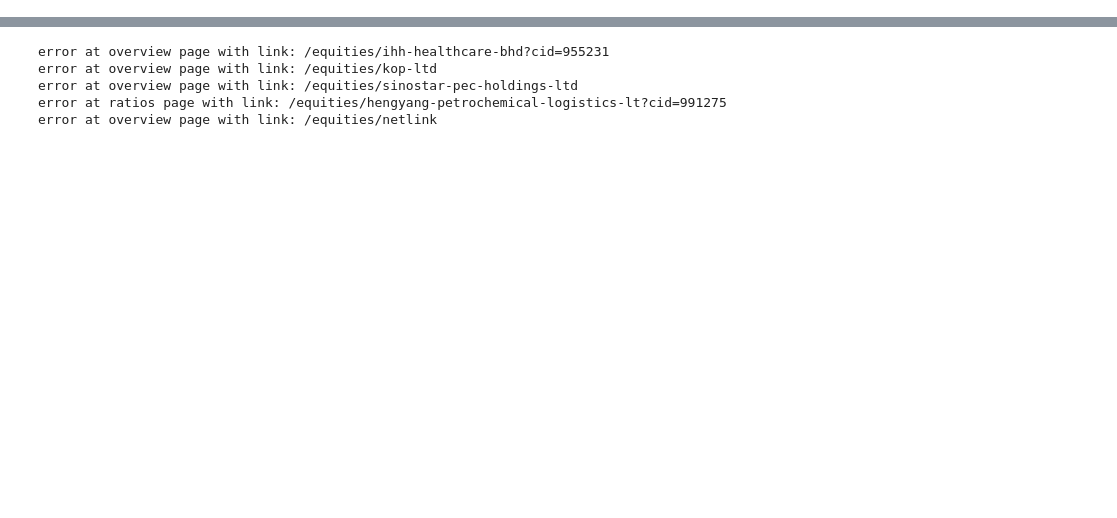
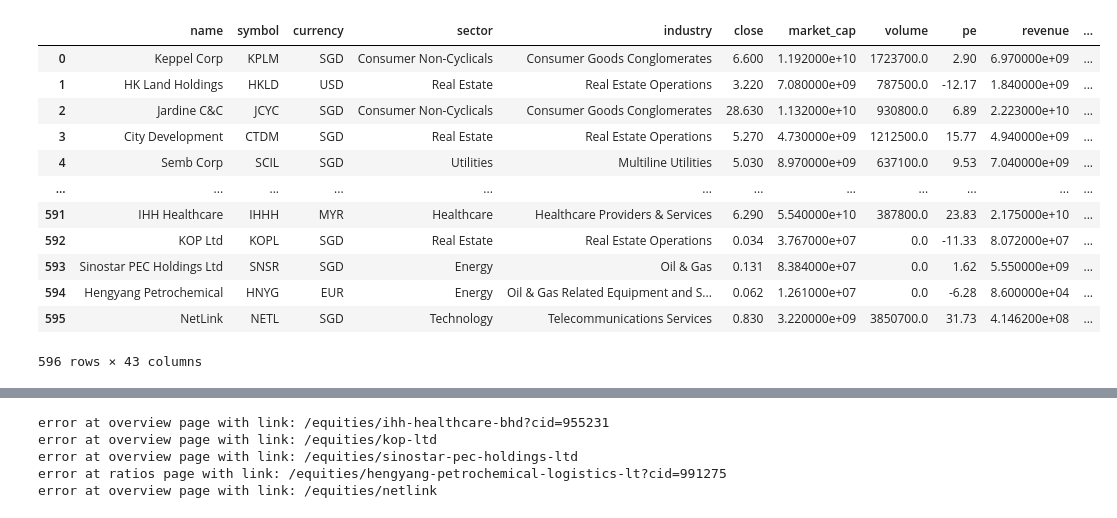
Before and after one commit to supertypeai/sectors_sg_my_data_updater, a Jupyter notebook: sg_my_scraper.ipynb, the cells around one changed output, grey strips where cells are left out. Cells and saved outputs as stored; diff of their text form; code cells hidden in the pictures; blank space fills up the shorter version.

```diff
--- a/sg_my_scraper.ipynb
+++ b/sg_my_scraper.ipynb
@@ -14,0 +110,3 @@ import json
+# %%
+data = pd.read_csv("data_full_clean_sg.csv")
+data.head()
@@ -15,3 +121,19 @@ import json
+# %%
+clean_daily_foreign_data(data).reset_index(drop = True)
+# %% [output]
+|  | name | symbol | currency | sector | industry | close | market_cap | volume | pe | revenue | ... |
+| 0 | Keppel Corp | KPLM | SGD | Consumer Non-Cyclicals | Consumer Goods Conglomerates | 6.600 | 1.192000e+10 | 1723700.0 | 2.90 | 6.970000e+09 | ... |
+| 1 | HK Land Holdings | HKLD | USD | Real Estate | Real Estate Operations | 3.220 | 7.080000e+09 | 787500.0 | -12.17 | 1.840000e+09 | ... |
+| 2 | Jardine C&C | JCYC | SGD | Consumer Non-Cyclicals | Consumer Goods Conglomerates | 28.630 | 1.132000e+10 | 930800.0 | 6.89 | 2.223000e+10 | ... |
+| 3 | City Development | CTDM | SGD | Real Estate | Real Estate Operations | 5.270 | 4.730000e+09 | 1212500.0 | 15.77 | 4.940000e+09 | ... |
+| 4 | Semb Corp | SCIL | SGD | Utilities | Multiline Utilities | 5.030 | 8.970000e+09 | 637100.0 | 9.53 | 7.040000e+09 | ... |
+| ... | ... | ... | ... | ... | ... | ... | ... | ... | ... | ... | ... |
+| 591 | IHH Healthcare | IHHH | MYR | Healthcare | Healthcare Providers & Services | 6.290 | 5.540000e+10 | 387800.0 | 23.83 | 2.175000e+10 | ... |
+| 592 | KOP Ltd | KOPL | SGD | Real Estate | Real Estate Operations | 0.034 | 3.767000e+07 | 0.0 | -11.33 | 8.072000e+07 | ... |
+| 593 | Sinostar PEC Holdings Ltd | SNSR | SGD | Energy | Oil & Gas | 0.131 | 8.384000e+07 | 0.0 | 1.62 | 5.550000e+09 | ... |
+| 594 | Hengyang Petrochemical | HNYG | EUR | Energy | Oil & Gas Related Equipment and S... | 0.062 | 1.261000e+07 | 0.0 | -6.28 | 8.600000e+04 | ... |
+| 595 | NetLink | NETL | SGD | Technology | Telecommunications Services | 0.830 | 3.220000e+09 | 3850700.0 | 31.73 | 4.146200e+08 | ... |
+596 rows × 43 columns
 # %%
 def GetGeneralData(country):
     if country == "sg":
```
Also changed, not shown: parts of 14 cells of this notebook, 6 other files.
